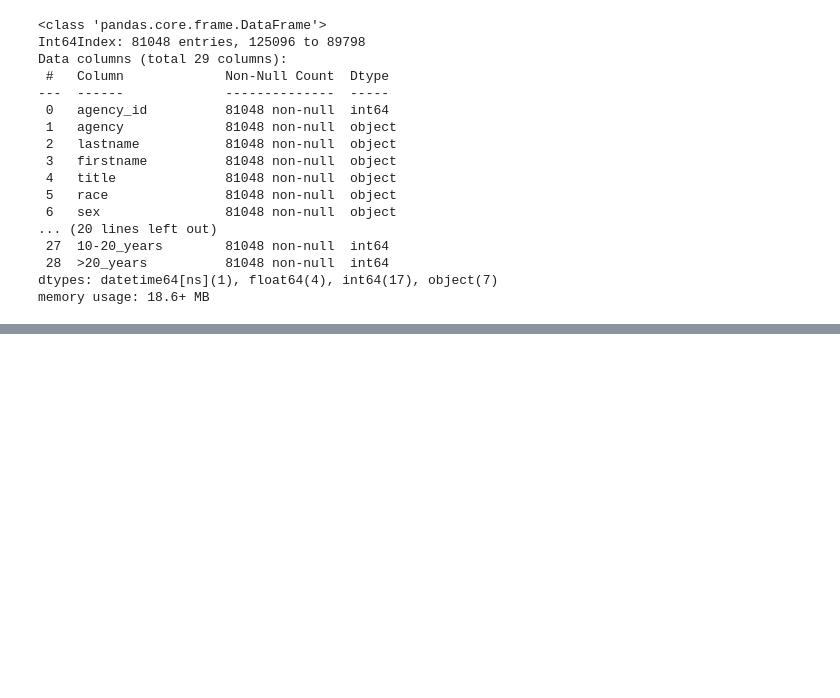
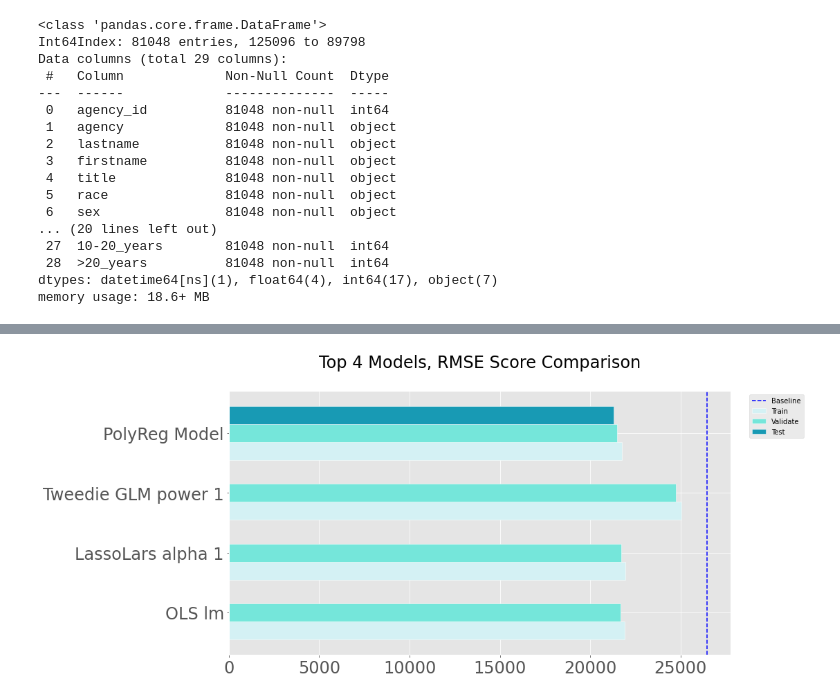
Before and after one commit to Texas-Government-Employee-Salaries/Predicting-Salaries, a Jupyter notebook: cm_notebook.ipynb, the cells around one changed output, grey strips where cells are left out. Drawn from its saved outputs; the diff is of its cells as text; code cells hidden in the pictures; blank space fills up the shorter version.

Commit message:
Add chart

```diff
--- a/cm_notebook.ipynb
+++ b/cm_notebook.ipynb
@@ -433,3 +429,9 @@ dtypes: datetime64[ns](1), float64(4), int64(17), object(7)
 memory usage: 18.6+ MB
 # %%
 train.to_csv('texas_train.csv')
+# %%
+score_df = pd.DataFrame({'Model': ['OLS lm', 'LassoLars alpha 1', 'Tweedie GLM power 1', 'PolyReg Model'],
+                        'Train': [21897, 21941, 25055, 21733],
+                        'Validate': [21675, 21732, 24728, 21498],
+                        'Test': [0, 0, 0, 21301]})
+score_df
@@ -435,0 +444,24 @@ train.to_csv('texas_train.csv')
+# %%
+colors = ['#D4F1F4', '#75E6DA', '#189AB4', '#05445E', '#21B6A8', '#B1D4E0']
+# %%
+plt.ion()
+# tweak the matplotlib style defaults
+plt.rc("figure", figsize=(13, 7))
+plt.rc("font", size=14)
+plt.style.use("ggplot")
+# %%
+score_df2 = score_df.set_index('Model').sort_values(by=['Validate', 'Model'], ascending=False)
+score_df2.sort_values(by=['Test', 'Validate']).plot.barh(alpha=1, width=0.9, ec='white', color=colors)
+# plot baseline
+plt.axvline(x=26448, c='blue', linestyle='--')
+plt.legend(['Baseline', 'Train', 'Validate', 'Test'], bbox_to_anchor=(1.03, 1))
+plt.ylabel('')
+ax = plt.gca()
+ax.tick_params(axis = 'both', which = 'major', labelsize = 24)
+ax.tick_params(axis = 'both', which = 'minor', labelsize = 16)
+# set ticks to percentages
+#plt.gca().xaxis.set_major_formatter(mpl.ticker.FuncFormatter('{:.0%}'.format))
+plt.title('Top 4 Models, RMSE Score Comparison\n', fontsize=24)
+plt.show()
+# %% [output]
+[figure, added]
```
Also changed, not shown: parts of 3 cells of this notebook.
